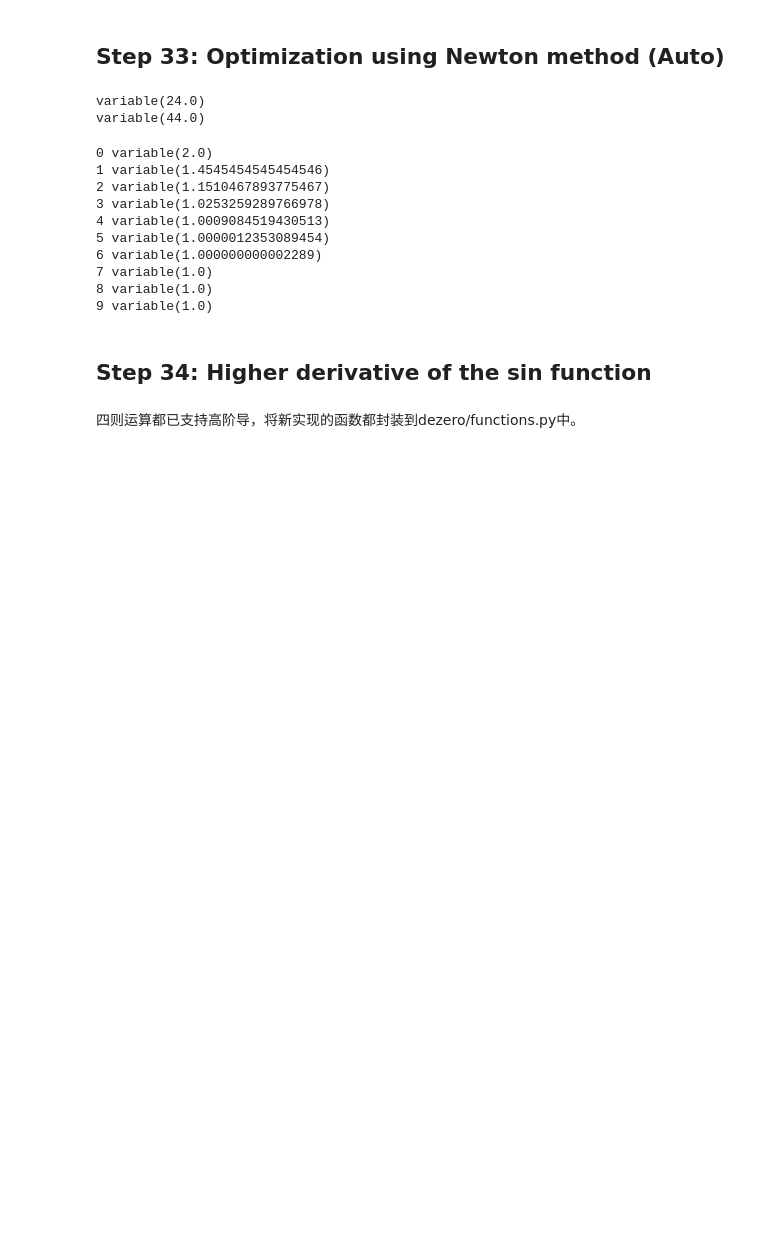
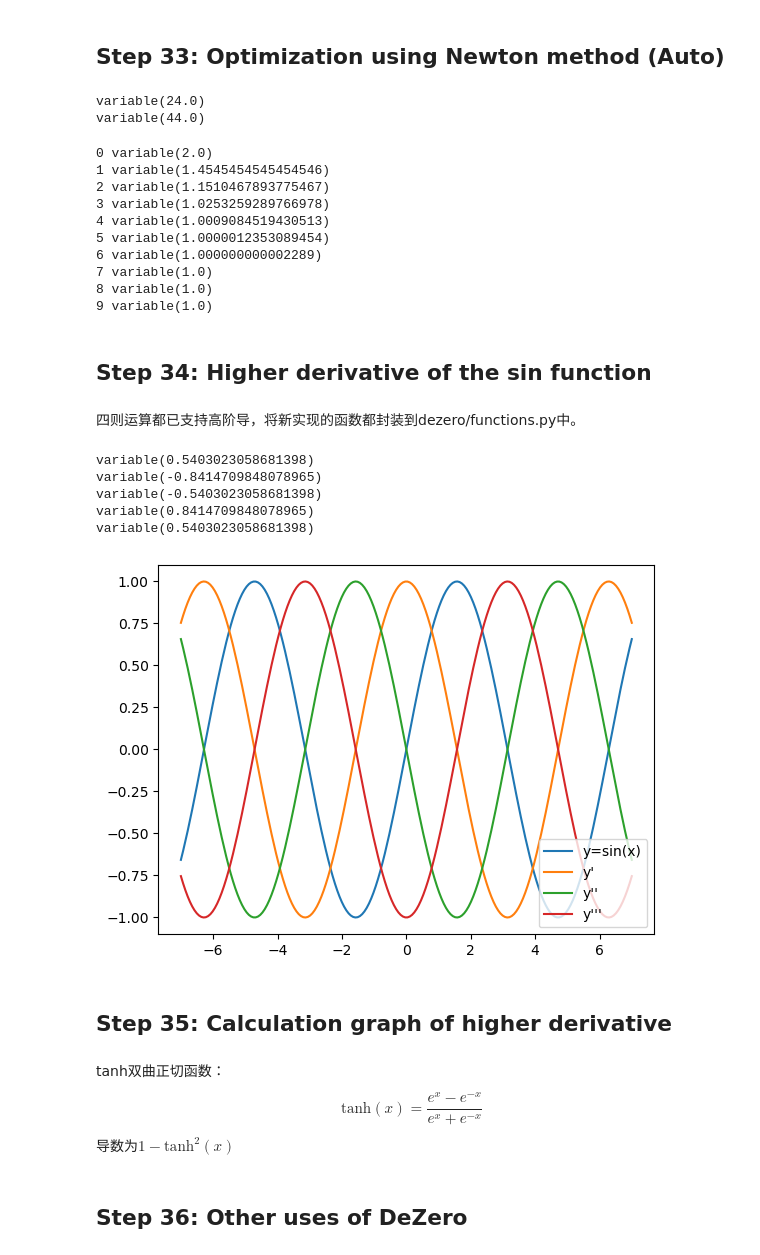
Before and after one commit to easymoneysnipertang/DeZero, a Jupyter notebook: stage3.ipynb, the cells around one changed output. Cells and saved outputs as stored; diff of their text form; code cells hidden in the pictures; blank space fills up the shorter version.

Commit message:
step 34-36: add functions & finish stage 3

```diff
--- a/stage3.ipynb
+++ b/stage3.ipynb
@@ -367,0 +396,46 @@ for i in range(iters):
+# %%
+x = Variable(np.array(1.0))
+y = sin(x)
+y.backward(create_graph=True)
+
+for i in range(5):
+    print(x.grad)  # n阶导数
+    gx = x.grad
+    x.cleargrad()
+    gx.backward(create_graph=True)
+# %% [output]
+variable(0.5403023058681398)
+variable(-0.8414709848078965)
+variable(-0.5403023058681398)
+variable(0.8414709848078965)
+variable(0.5403023058681398)
+# %%
+# 使用dezero的sin函数
+x = Variable(np.linspace(-7, 7, 200))  # dezero会对每个元素计算sin
+y = F.sin(x)
+y.backward(create_graph=True)
+
+logs = [y.data]
+
+for i in range(3):
+    logs.append(x.grad.data)
+    gx = x.grad
+    x.cleargrad()
+    gx.backward(create_graph=True)
+
+# 绘制图像
+labels = ['y=sin(x)', "y'", "y''", "y'''"]
+for i, v in enumerate(logs):
+    plt.plot(x.data, logs[i], label=labels[i])
+plt.legend(loc='lower right')
+plt.show()
+# %% [output]
+[figure, added]
+# %% [markdown]
+## Step 35: Calculation graph of higher derivative
+# %% [markdown]
+tanh双曲正切函数：
+$$
+\text{tanh}(x) = \frac{e^x - e^{-x}}{e^x + e^{-x}}
+$$
+导数为$1 - \text{tanh}^2(x)$
@@ -367,0 +459,2 @@ for i in range(iters):
+# %% [markdown]
+## Step 36: Other uses of DeZero
```
Also changed, not shown: parts of 4 cells of this notebook, 1 other file.
